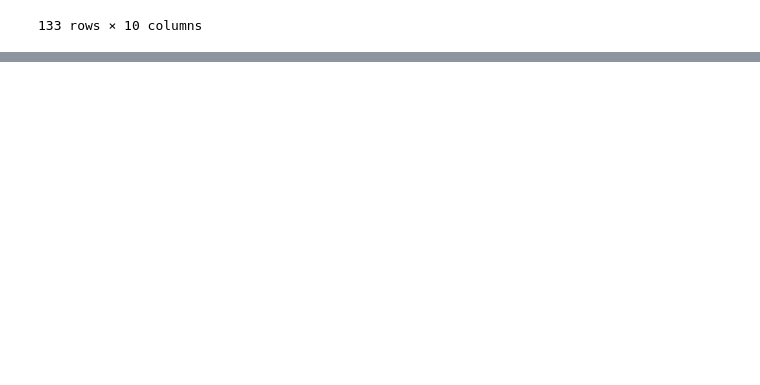
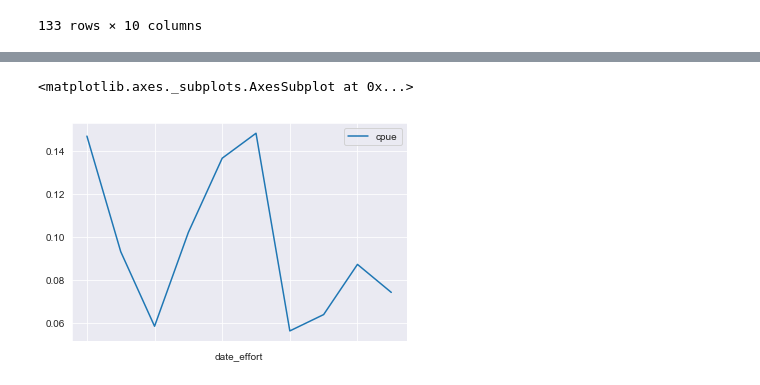
Before and after one commit to Ty-WDFW/aerialhalibut, a Jupyter notebook: Halibut_Area_6_Estimator.ipynb, the cells around one changed output, grey strips where cells are left out. Cells and saved outputs as stored; diff of their text form; code cells hidden in the pictures; blank space fills up the shorter version.

```diff
--- a/Halibut_Area_6_Estimator.ipynb
+++ b/Halibut_Area_6_Estimator.ipynb
@@ -188,3 +188,8 @@ fish
 | 131 | 2018-06-23 | anglers | NaN | NA | 06 | 229 | 229.022902 | 288.539864 | ... |
 | 132 | 2018-06-30 | anglers | NaN | NA | 06 | 175 | 175.017502 | 220.499896 | ... |
 133 rows × 10 columns
+# %%
+#make a pretty little graphs
+halibut_catch = fish[(fish['variable'] == 'Pacific halibut') & (fish['catch_result_type_code']=='K')]
+halibut_catch.set_index('date', inplace=True)
+halibut_catch['estPrp'].plot(kind='bar', title='Landed Halibut', yerr=np.sqrt(halibut_catch['estPrp.v']))
@@ -190,0 +206,9 @@ fish
+# %%
+cpue = effort.join(halibut_catch,lsuffix='_effort', rsuffix='_halibut')
+cpue['cpue'] = cpue['estPrp_halibut'] / cpue['estPrp_effort']
+cpue = cpue[['date_effort', 'cpue']]
+cpue.set_index('date_effort', inplace=True)
+cpue.plot(kind='line')
+# %% [output]
+<matplotlib.axes._subplots.AxesSubplot at 0x...>
+[figure, added]
```
Also changed, not shown: parts of 3 cells of this notebook.
